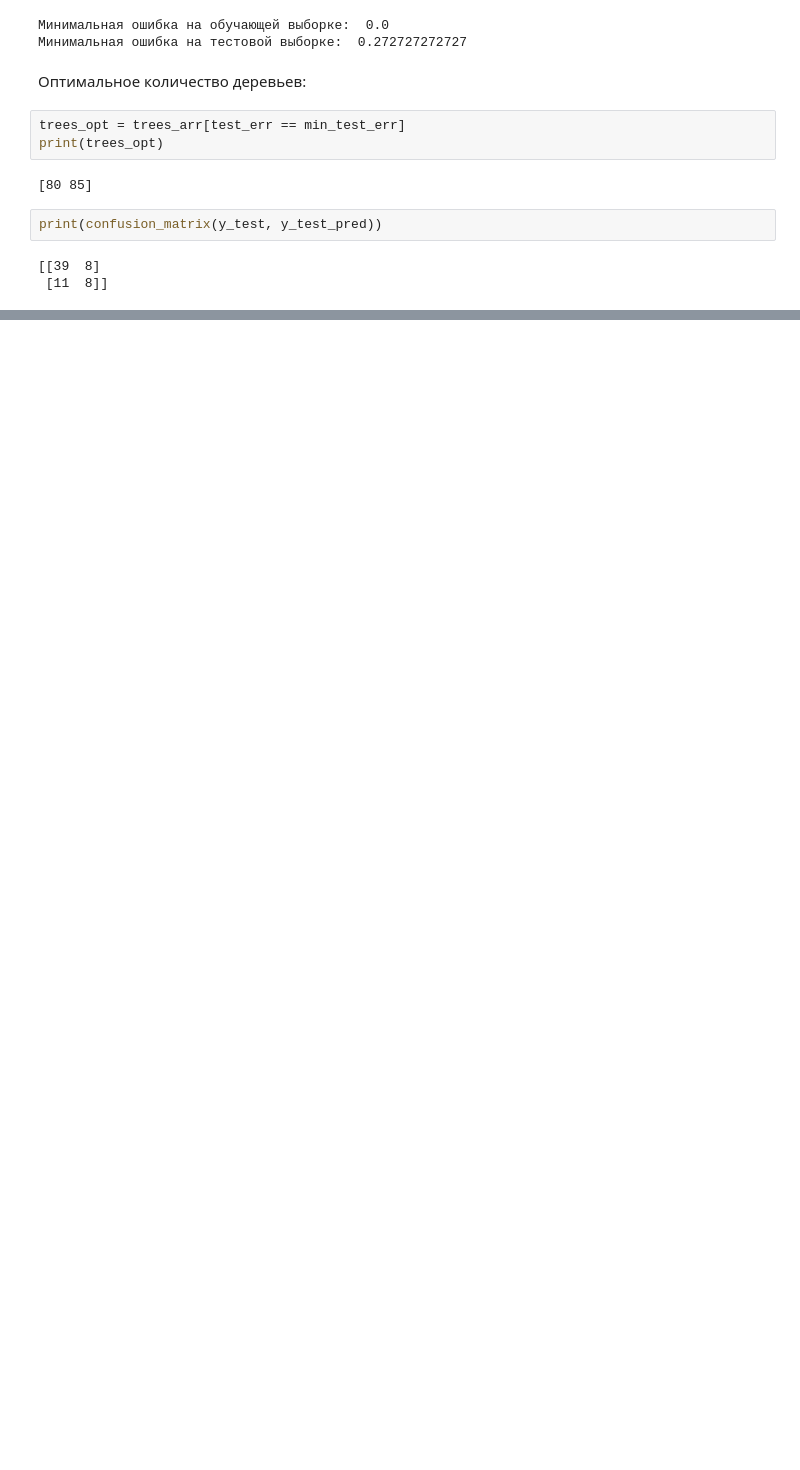
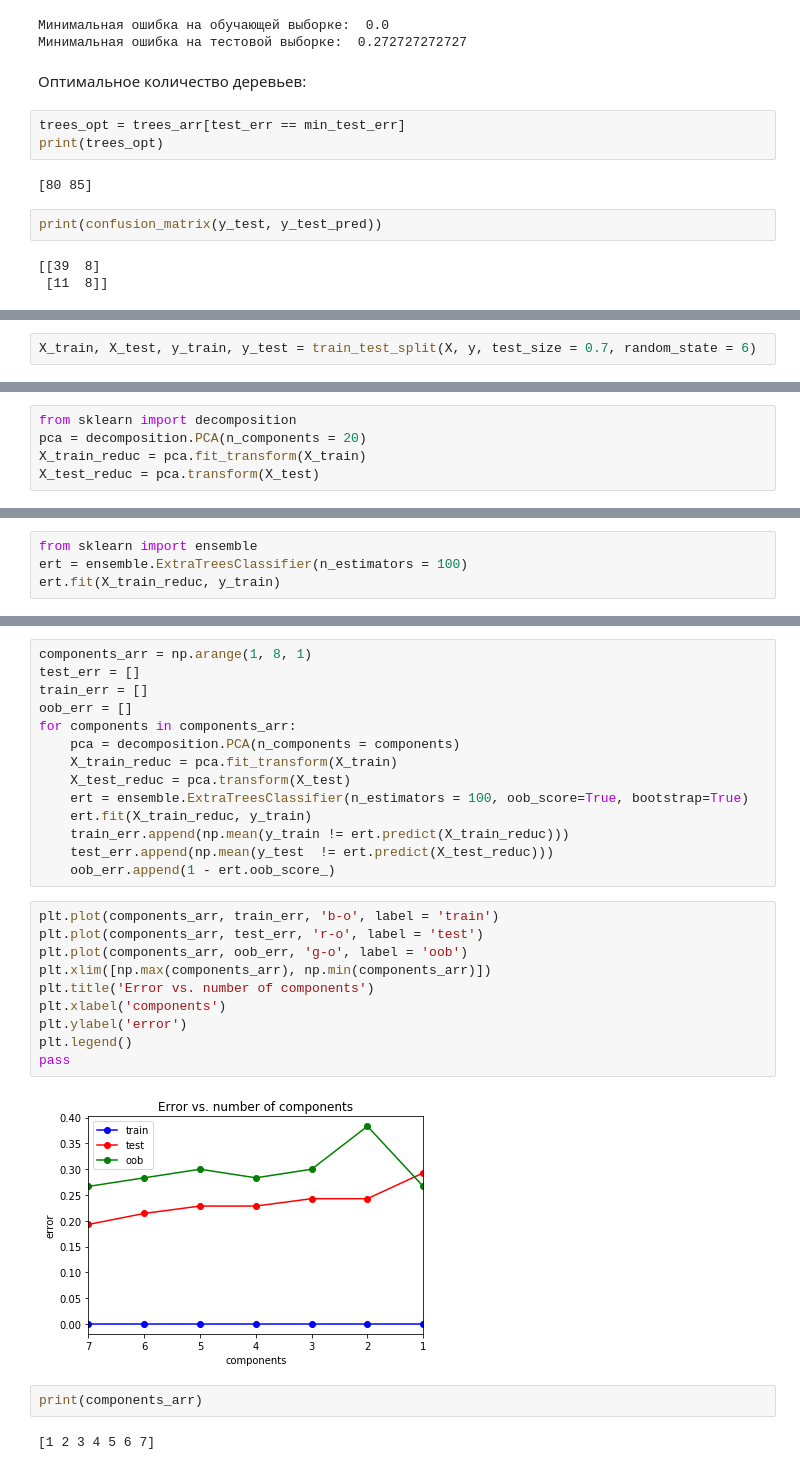
Before and after one commit to DavidFalcon/unn_mag, a Jupyter notebook: settlers.ipynb, the cells around one changed output, grey strips where cells are left out. Saved outputs shown, nothing was run; the diff lists cells and outputs as text; blank space fills up the shorter version.

```diff
--- a/settlers.ipynb
+++ b/settlers.ipynb
@@ -1116,0 +1123,2 @@ print(confusion_matrix(y_test, y_test_pred))
+# %%
+X_train, X_test, y_train, y_test = train_test_split(X, y, test_size = 0.7, random_state = 6)
@@ -1116,0 +1127,5 @@ print(confusion_matrix(y_test, y_test_pred))
+# %%
+from sklearn import decomposition
+pca = decomposition.PCA(n_components = 20)
+X_train_reduc = pca.fit_transform(X_train)
+X_test_reduc = pca.transform(X_test)
@@ -1116,0 +1134,4 @@ print(confusion_matrix(y_test, y_test_pred))
+# %%
+from sklearn import ensemble
+ert = ensemble.ExtraTreesClassifier(n_estimators = 100)
+ert.fit(X_train_reduc, y_train)
@@ -1116,0 +1158,30 @@ print(confusion_matrix(y_test, y_test_pred))
+# %%
+components_arr = np.arange(1, 8, 1)
+test_err = []
+train_err = []
+oob_err = []
+for components in components_arr:
+    pca = decomposition.PCA(n_components = components)
+    X_train_reduc = pca.fit_transform(X_train)
+    X_test_reduc = pca.transform(X_test)
+    ert = ensemble.ExtraTreesClassifier(n_estimators = 100, oob_score=True, bootstrap=True)
+    ert.fit(X_train_reduc, y_train)
+    train_err.append(np.mean(y_train != ert.predict(X_train_reduc)))
+    test_err.append(np.mean(y_test  != ert.predict(X_test_reduc)))
+    oob_err.append(1 - ert.oob_score_)
+# %%
+plt.plot(components_arr, train_err, 'b-o', label = 'train')
+plt.plot(components_arr, test_err, 'r-o', label = 'test')
+plt.plot(components_arr, oob_err, 'g-o', label = 'oob')
+plt.xlim([np.max(components_arr), np.min(components_arr)])
+plt.title('Error vs. number of components')
+plt.xlabel('components')
+plt.ylabel('error')
+plt.legend()
+pass
+# %% [output]
+[figure, added]
+# %%
+print(components_arr)
+# %% [output]
+[1 2 3 4 5 6 7]
```
Also changed, not shown: parts of 15 cells of this notebook.
